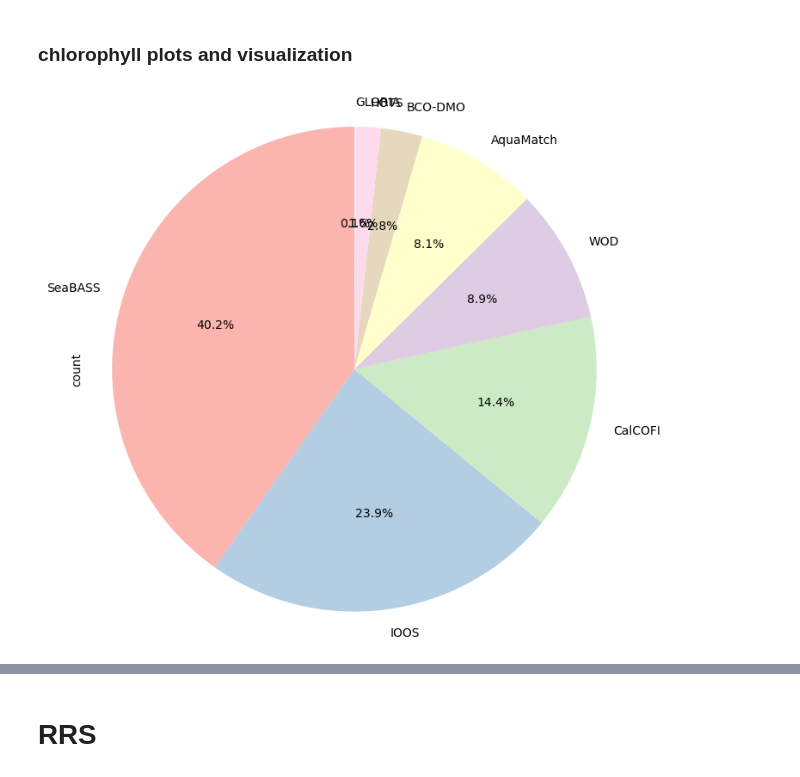
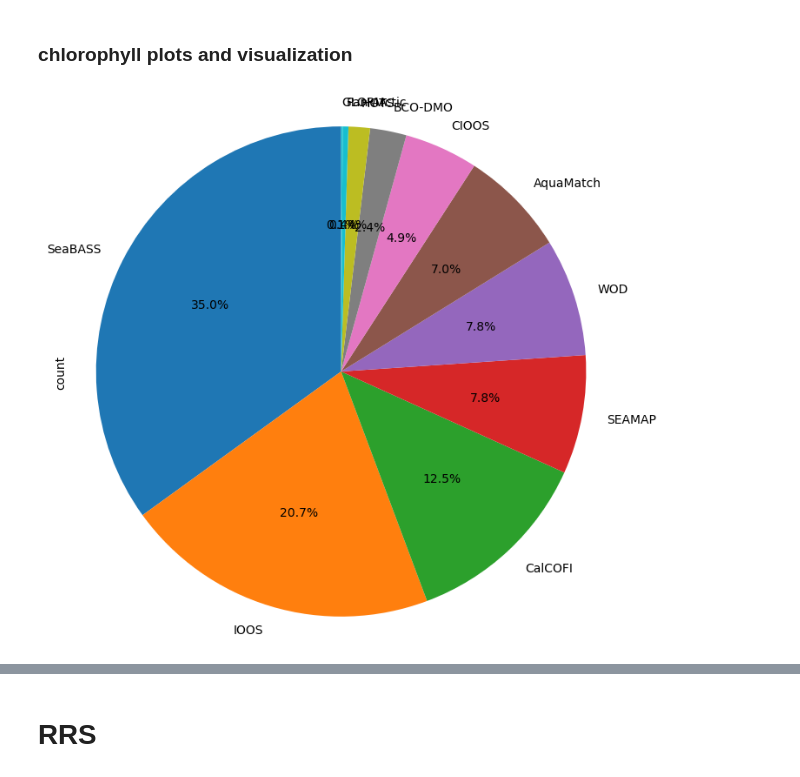
Before and after one commit to NEFSC/READ-EDAB-GMilton-CoastalChlorophyll, a Jupyter notebook: Code/id_finaldf.ipynb, the cells around one changed output, grey strips where cells are left out. Cells and saved outputs as stored; diff of their text form; code cells hidden in the pictures.

```diff
--- a/Code/id_finaldf.ipynb
+++ b/Code/id_finaldf.ipynb
@@ -115,8 +115,25 @@ aqua['experiment']='AquaMatch'
 # %%
 globec = pd.read_excel(r'C:\Users\gianna.milton\Documents\Python\Coastal_chl_final\globec_chl_qc.xlsx')
 globec = globec.rename(columns={'url':'DOI_url'})
+# %%
+seamap = pd.read_excel(r'C:\Users\gianna.milton\Documents\Python\Coastal_chl_final\seamap_chl.xlsx')
+seamap = seamap.dropna(subset=['depth'])
+seamap = seamap[['datetime', 'lat', 'lon', 'chl','station','cruise', 'depth','source', 'DOI_url', 'experiment', 'investigators',
+       'affiliations', 'HPLC', 'triplicate']]
+# %%
+arctic = pd.read_excel(r'C:\Users\gianna.milton\Documents\Python\Coastal_chl_final\arctic_pigment_chl.xlsx')
+arctic = arctic.rename(columns={'url':'DOI_url','contact':'investigators','affiliation':'affiliations'})
+arctic=arctic[['datetime', 'lat', 'lon', 'depth','chl_a', 'experiment', 'DOI_url', 'triplicate', 'HPLC', 'source', 'investigators', 'affiliations']]
+arctic = arctic.dropna(subset=['depth'])
+arctic = arctic.dropna(subset=['chl_a'])
+arctic['source'] = 'Pan-Arctic'
+# %%
+CIOOS = pd.read_excel(r'C:\Users\gianna.milton\Documents\Python\Coastal_chl_final\CIOOS_chl.xlsx')
+CIOOS=CIOOS[['cruise', 'station', 'datetime', 'lat', 'lon', 'depth', 'chl', 'experiment', 'investigators', 'affiliations', 'DOI_url', 'HPLC',
+       'triplicate', 'chl_a']]
+CIOOS['source'] = 'CIOOS'
 # %%
-dfs=[seabass,seabass2,aqua,bco,CalCOFI,globec,HOTS,IOOS,wod,gloria_chl]
+dfs=[seabass,seabass2,aqua,bco,CalCOFI,globec,HOTS,IOOS,wod,gloria_chl,seamap,arctic,CIOOS]
 all_chl = pd.concat(dfs).reset_index(drop=True)
 all_chl = all_chl.dropna(subset=['chl', 'chl_a'], how='all')
 all_chl = all_chl.dropna(subset=['datetime'], how='all') #if no datetime, remove
@@ -174,8 +194,8 @@ Name: count, dtype: int64
 # %%
 category_counts = all_chl['source'].value_counts()
 plt.figure(figsize=(8, 8)) # Optional: set the figure size
-category_counts.plot.pie(autopct='%1.1f%%', startangle=90, cmap='Pastel1')
+category_counts.plot.pie(autopct='%1.1f%%', startangle=90, cmap='tab10')
 plt.axis('equal')
 plt.show()
 # %% [output]
-[figure, old version]
+[figure, new version]
```
Also changed, not shown: parts of 7 cells of this notebook.
